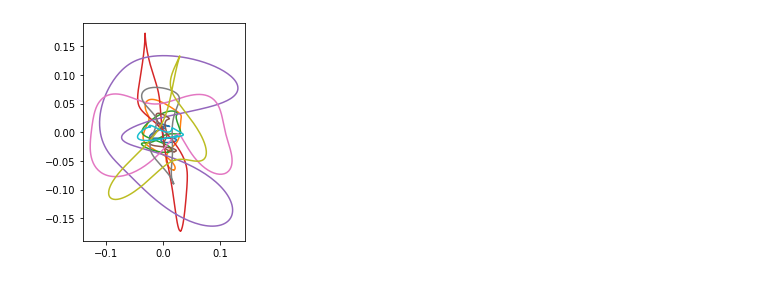
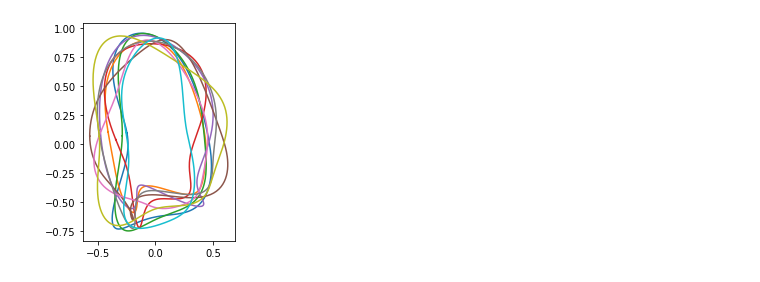
Before and after one commit to TankredO/seed_detector, a Jupyter notebook: shapes_test.ipynb, the cells around one changed output. Cells and saved outputs as stored; diff of their text form; code cells hidden in the pictures.

```diff
--- a/shapes_test.ipynb
+++ b/shapes_test.ipynb
@@ -26,24 +42,24 @@ def reset_starting_point(contour):
 # %%
-test_dir = './test_align/'
-mask_files = list(Path(test_dir).rglob('*/masks/*.png'))
+# test_dir = './test_align/'
+# mask_files = list(Path(test_dir).rglob('*/masks/*.png'))
 
-contours = []
-for mask_file in tqdm.tqdm(mask_files):
-    mask = cv2.imread(str(mask_file), cv2.IMREAD_UNCHANGED)
-    c = get_contours(mask, 1)
-    if len(c) < 1:
-        print(f'Could not find contour in {mask_file}.')
-        continue
+# contours = []
+# for mask_file in tqdm.tqdm(mask_files):
+#     mask = cv2.imread(str(mask_file), cv2.IMREAD_UNCHANGED)
+#     c = get_contours(mask, 1)
+#     if len(c) < 1:
+#         print(f'Could not find contour in {mask_file}.')
+#         continue
 
-    # get largest contour (it is possible that small contours are introduced by aligning the images)
-    contour = sorted(c, key=lambda c: c.shape[0])[0]
-    # set first contour point to lower middle
-    contour = reset_starting_point(contour)
-    # resample contour to 50 points
-    contour = resample_polygon(contour, 50)
-    # "standardize" contour (for size invariance)
-    contour = (contour - contour.mean(0)) / contour[:, 0].max()
-    # 2D -> 1D (x1,y1,x2,y2,...,xn,yn)
-#     contour = contour.ravel()
+#     # get largest contour (it is possible that small contours are introduced by aligning the images)
+#     contour = sorted(c, key=lambda c: c.shape[0])[0]
+#     # set first contour point to lower middle
+#     contour = reset_starting_point(contour)
+#     # resample contour to 50 points
+#     contour = resample_polygon(contour, 50)
+#     # "standardize" contour (for size invariance)
+#     contour = (contour - contour.mean(0)) / contour[:, 0].max()
+#     # 2D -> 1D (x1,y1,x2,y2,...,xn,yn)
+# #     contour = contour.ravel()
 
-    contours.append(contour)
+#     contours.append(contour)
@@ -103,12 +106,12 @@ for i in range(k):
 # %%
 # inspect one cluster (plots 20 randomly drawn contours from a cluster)
-test_cluster = 10
+test_cluster = 19
 r_tmp = r[cl == test_cluster,]
 r_idcs = np.random.choice(np.arange(r_tmp.shape[0]), size=10)
 for c in r_tmp[r_idcs, :]:
 #     yx = pca.inverse_transform(c).reshape(-1, 2)
     yx = pyefd.reconstruct_contour(pca.inverse_transform(c).reshape(-1, 4))
-    plt.plot(yx[:, 1], yx[:, 0])
+    plt.plot(yx[:, 0], yx[:, 1])
 plt.gca().set_aspect('equal')
 # %% [output]
-[figure, old version]
+[figure, new version]
```
Also changed, not shown: parts of 6 cells of this notebook, 1 other file.
